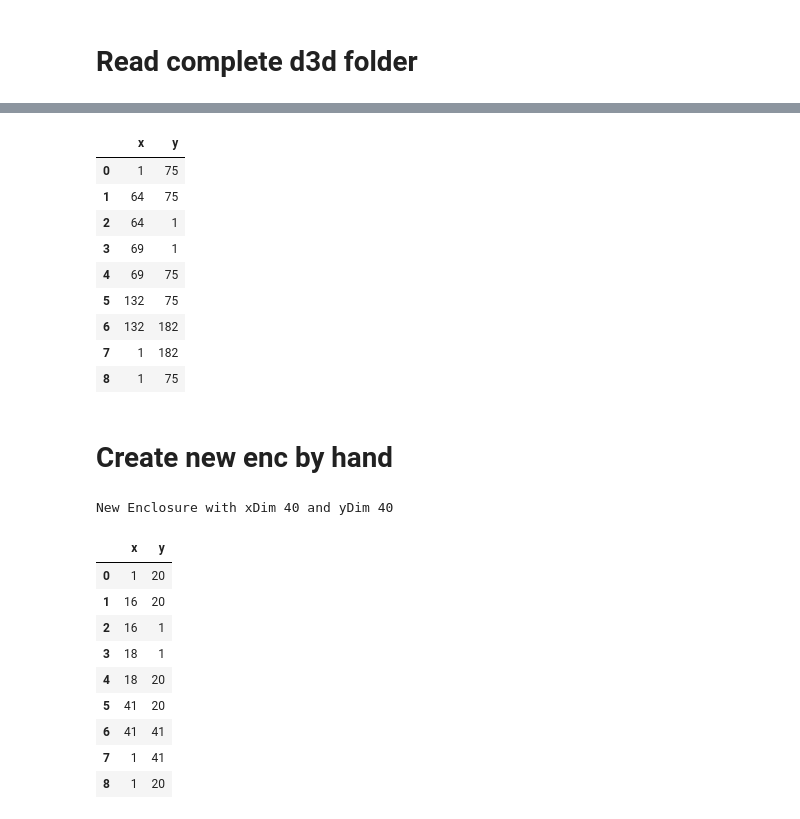
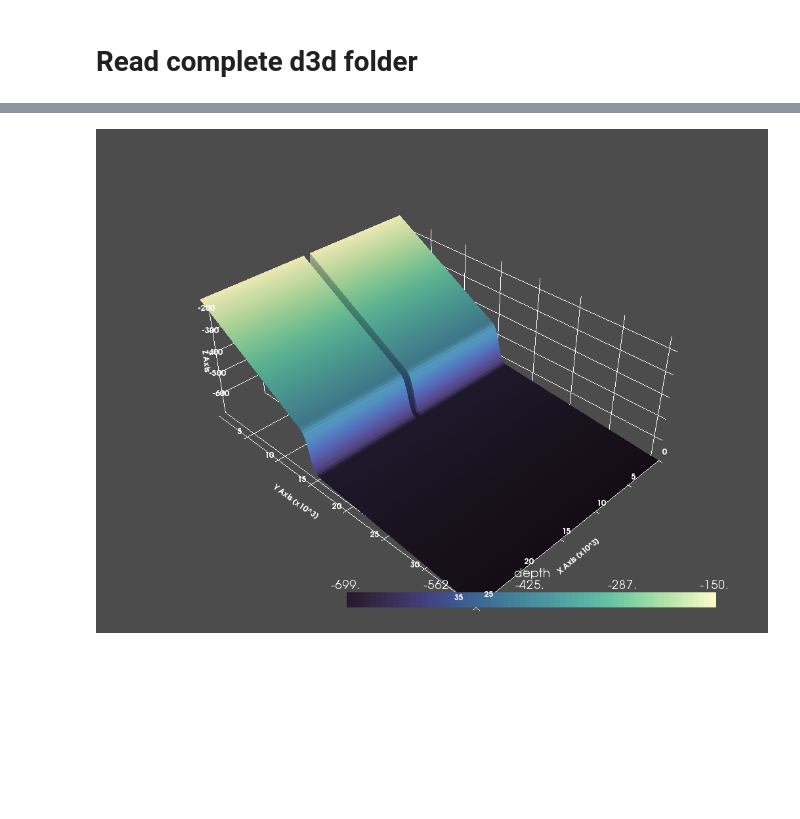
Before and after one commit to JulesBlm/Delft3D-Python-Thesis, a Jupyter notebook: ReadFolder.ipynb, the cells around one changed output, grey strips where cells are left out. Saved outputs shown, nothing was run; the diff lists cells and outputs as text; code cells hidden in the pictures; blank space fills up the shorter version.

```diff
--- a/ReadFolder.ipynb
+++ b/ReadFolder.ipynb
@@ -3,6 +3,6 @@
 # %%
 from JulesD3D.D3DModel import D3DModel
 # %%
-enc_test_file = "/Users/julesblom/Dropbox/TU/Master/Thesis/Runs/Current/Final_ResetEvery5/Run01/"
+folderpath = "/Users/julesblom/Dropbox/TU/Master/Thesis/Runs/Current/Final_ResetEvery5/Run01/"
 
-# model = D3DModel(folderpath)
+model = D3DModel(folderpath)
@@ -33,16 +35,0 @@ enc_from_file = Enclosure.read(filename=enc_test_file)
-# %%
-enc_from_file
-enc_from_file.display()
-# %% [output]
-|  | x | y |
-| 0 | 1 | 75 |
-| 1 | 64 | 75 |
-| 2 | 64 | 1 |
-| 3 | 69 | 1 |
-| 4 | 69 | 75 |
-| 5 | 132 | 75 |
-| 6 | 132 | 182 |
-| 7 | 1 | 182 |
-| 8 | 1 | 75 |
-# %% [markdown]
-# Create new enc by hand
@@ -53,17 +36,4 @@ my_enc = Enclosure(**enclosure_options)
-# %%
-my_enc
-# %% [output]
-New Enclosure with xDim 40 and yDim 40
-# %%
-my_enc.display() # right on
-# %% [output]
-|  | x | y |
-| 0 | 1 | 20 |
-| 1 | 16 | 20 |
-| 2 | 16 | 1 |
-| 3 | 18 | 1 |
-| 4 | 18 | 20 |
-| 5 | 41 | 20 |
-| 6 | 41 | 41 |
-| 7 | 1 | 41 |
-| 8 | 1 | 20 |
+# %%
+model.plotDepthPyVista()
+# %% [output]
+[figure, added]
```
Also changed, not shown: parts of 6 cells of this notebook, 20 other files.
